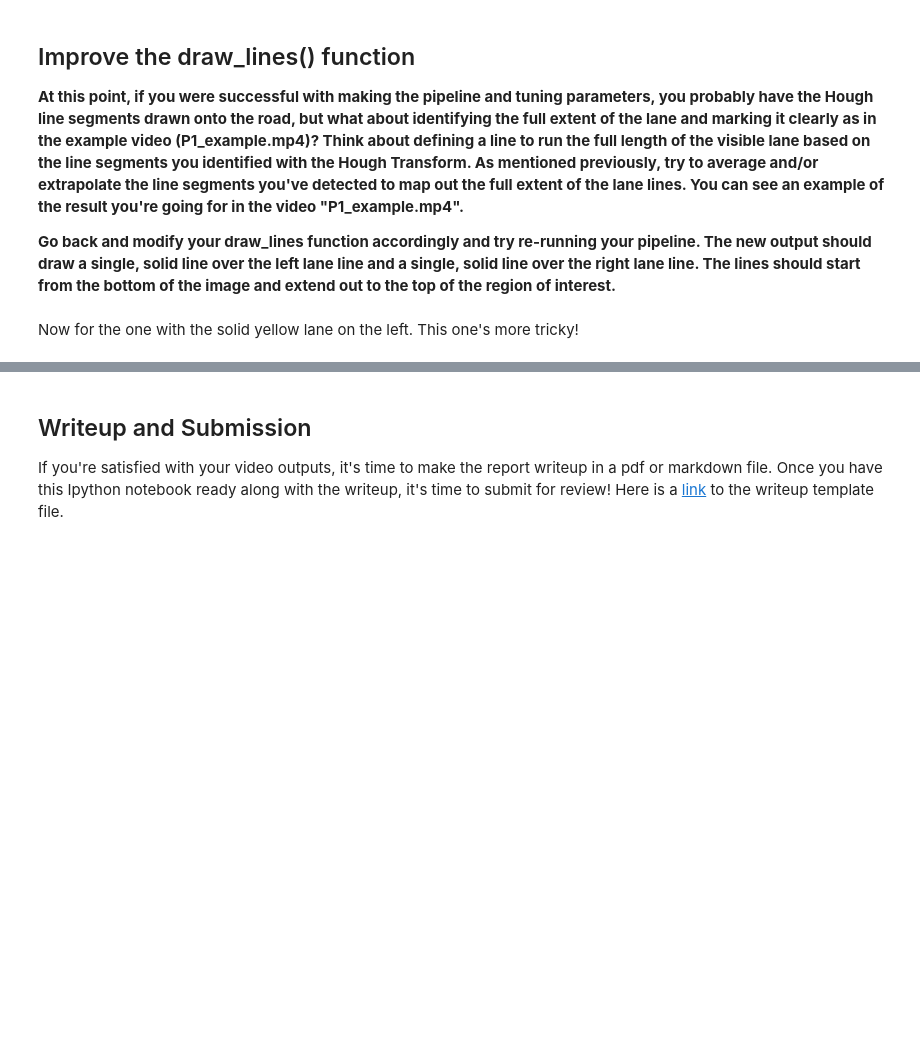
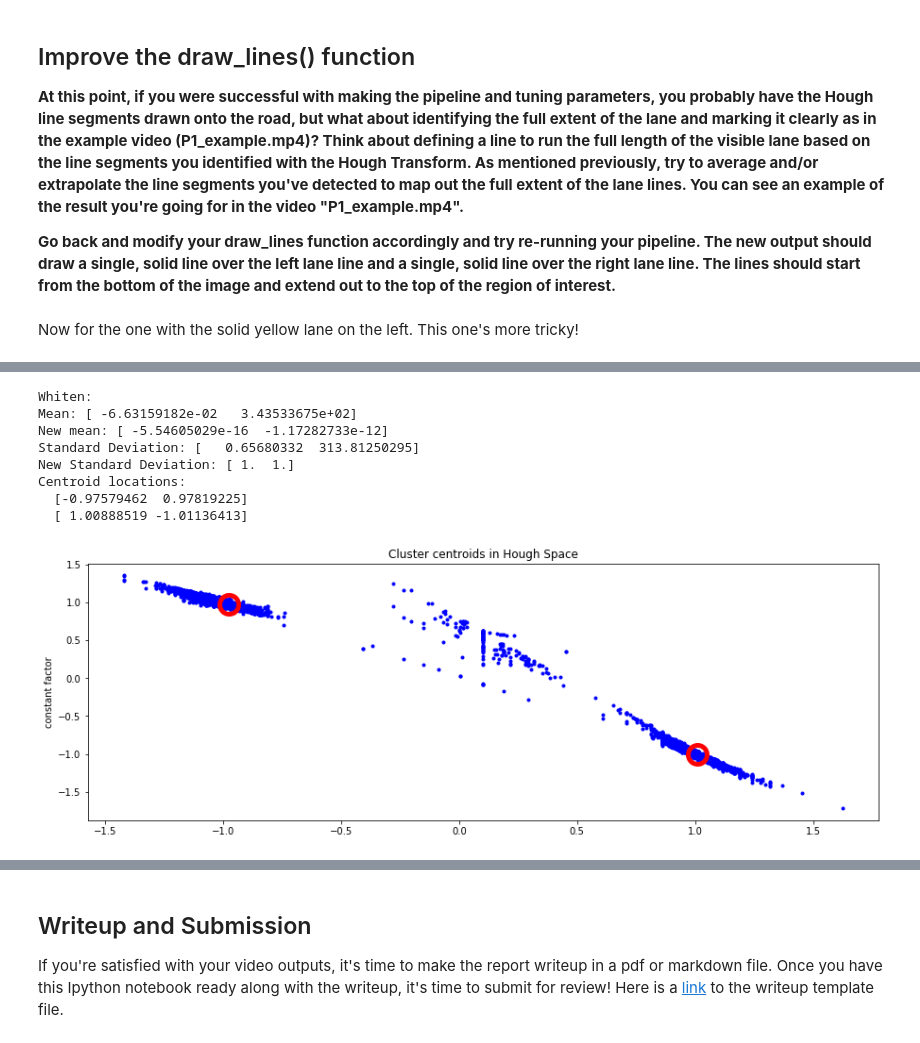
Before and after one commit to LinasKo/CarND-LaneLines-P1, a Jupyter notebook: P1.ipynb, the cells around one changed output, grey strips where cells are left out. Cells and saved outputs as stored; diff of their text form; code cells hidden in the pictures; blank space fills up the shorter version.

```diff
--- a/P1.ipynb
+++ b/P1.ipynb
@@ -381,0 +484,41 @@ HTML("""
+# %%
+def whiten(data):
+    mean = np.mean(data, axis=0)
+    white_data = data - mean
+    std = np.std(white_data, axis=0)
+    white_data /= std
+    return white_data, mean, std
+
+def unwhiten(white_data, mean, std):
+    data = white_data + mean
+    data *= std
+    return data
+# %%
+from scipy.cluster.vq import kmeans
+
+# whiten now, as it will be needed for outlier removal anyway
+white_line_equations, mean, std = whiten(line_equations)
+
+# k-means
+white_centroids, _ = kmeans(white_line_equations, 2)
+print("Centroid locations:")
+for c in white_centroids:
+    print(" ", c)
+
+plt.rcParams['figure.figsize'] = [15, 5]  # larger plots
+plt.plot(white_line_equations[:, 0], white_line_equations[:, 1], "b.")
+plt.plot(white_centroids[:, 0], white_centroids[:, 1], 'or', markersize=20, markerfacecolor='none', markeredgewidth=5)
+plt.title("Cluster centroids in Hough Space")
+plt.ylabel('slope')
+plt.ylabel('constant factor')
+plt.show()
+# %% [output]
+Whiten:
+Mean: [ -6.63159182e-02   3.43533675e+02]
+New mean: [ -5.54605029e-16  -1.17282733e-12]
+Standard Deviation: [   0.65680332  313.81250295]
+New Standard Deviation: [ 1.  1.]
+Centroid locations:
+  [-0.97579462  0.97819225]
+  [ 1.00888519 -1.01136413]
+[figure, added]
```
Also changed, not shown: parts of 14 cells of this notebook, 5 other files.
